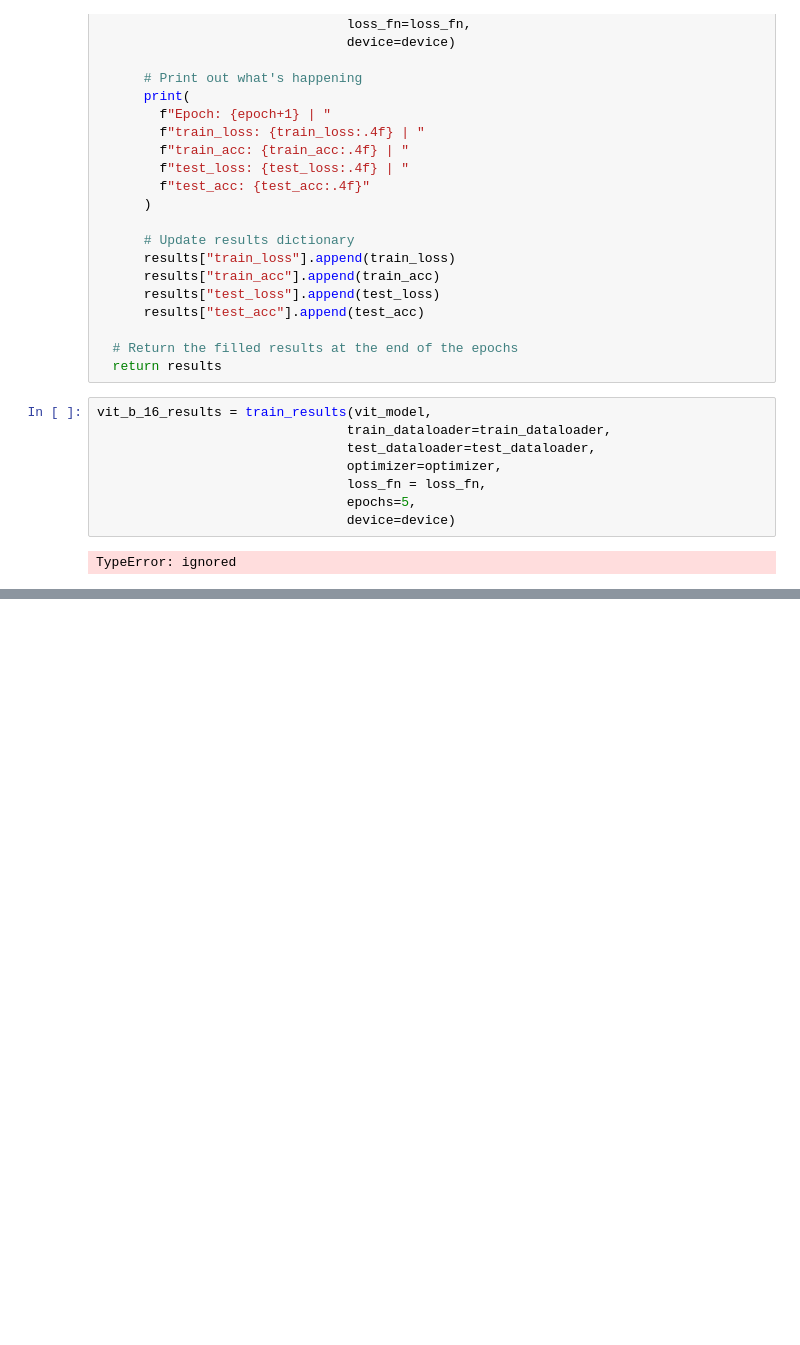
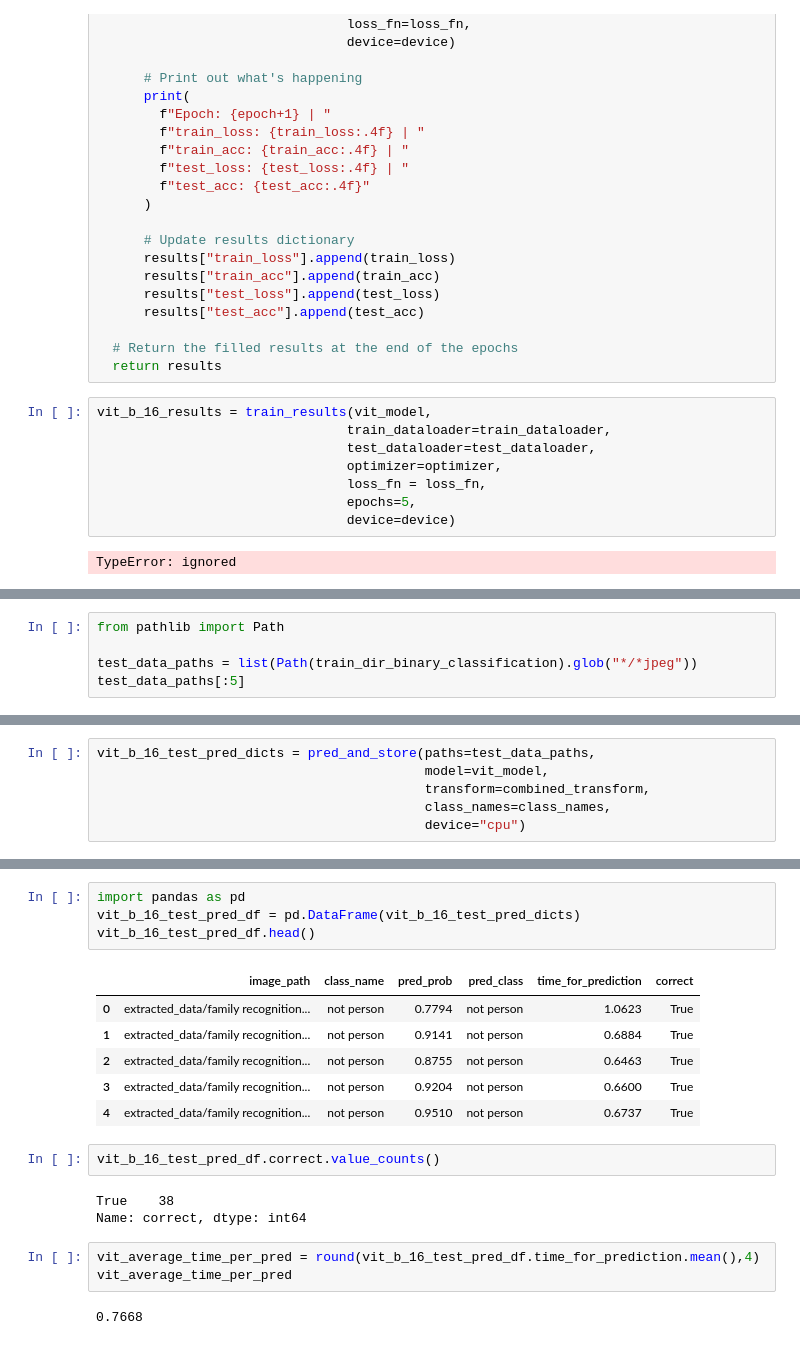
Before and after one commit to beyzoskaya/PyTorch_deepLearning, a Jupyter notebook: extras/family_recognition_demo.ipynb, the cells around one changed output, grey strips where cells are left out. Cells and saved outputs as stored; diff of their text form; blank space fills up the shorter version.

```diff
--- a/extras/family_recognition_demo.ipynb
+++ b/extras/family_recognition_demo.ipynb
@@ -371,0 +361,5 @@ plot_loss_curves(vit_b_16_results)
+# %%
+from pathlib import Path
+
+test_data_paths = list(Path(train_dir_binary_classification).glob("*/*jpeg"))
+test_data_paths[:5]
@@ -371,0 +423,6 @@ plot_loss_curves(vit_b_16_results)
+# %%
+vit_b_16_test_pred_dicts = pred_and_store(paths=test_data_paths,
+                                          model=vit_model,
+                                          transform=combined_transform,
+                                          class_names=class_names,
+                                          device="cpu")
@@ -371,0 +463,21 @@ plot_loss_curves(vit_b_16_results)
+# %%
+import pandas as pd
+vit_b_16_test_pred_df = pd.DataFrame(vit_b_16_test_pred_dicts)
+vit_b_16_test_pred_df.head()
+# %% [output]
+|  | image_path | class_name | pred_prob | pred_class | time_for_prediction | correct |
+| 0 | extracted_data/family recognition... | not person | 0.7794 | not person | 1.0623 | True |
+| 1 | extracted_data/family recognition... | not person | 0.9141 | not person | 0.6884 | True |
+| 2 | extracted_data/family recognition... | not person | 0.8755 | not person | 0.6463 | True |
+| 3 | extracted_data/family recognition... | not person | 0.9204 | not person | 0.6600 | True |
+| 4 | extracted_data/family recognition... | not person | 0.9510 | not person | 0.6737 | True |
+# %%
+vit_b_16_test_pred_df.correct.value_counts()
+# %% [output]
+True    38
+Name: correct, dtype: int64
+# %%
+vit_average_time_per_pred = round(vit_b_16_test_pred_df.time_for_prediction.mean(),4)
+vit_average_time_per_pred
+# %% [output]
+0.7668
```
Also changed, not shown: parts of 28 cells of this notebook.
